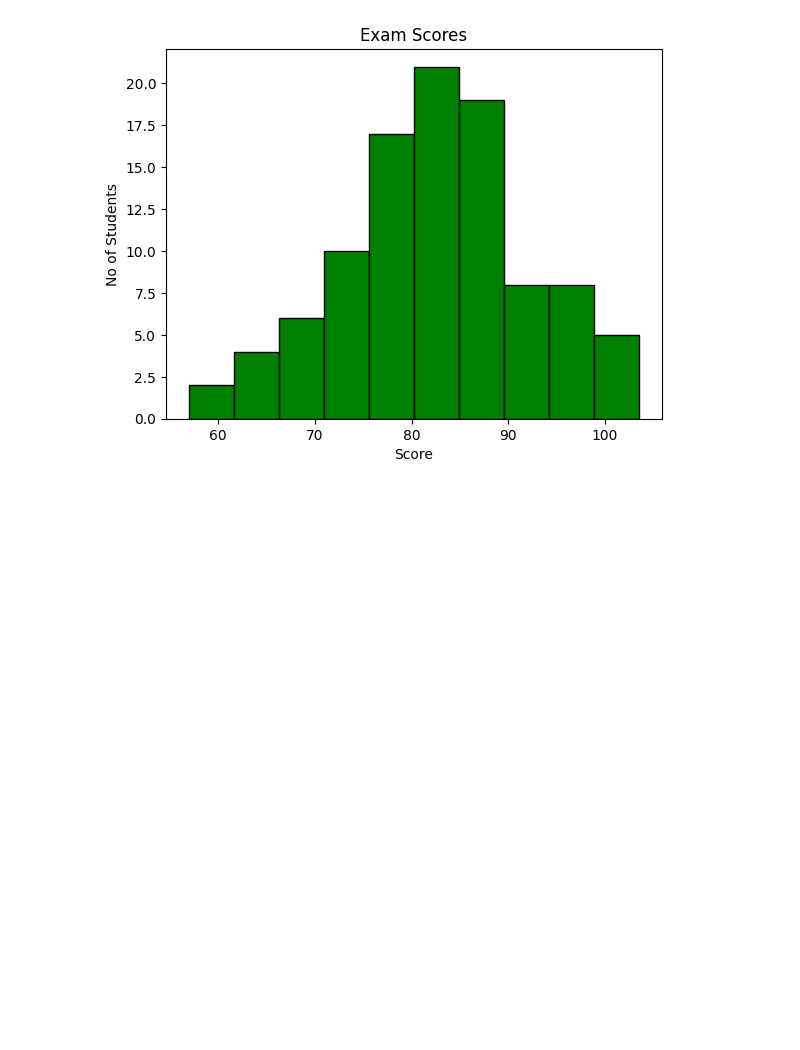
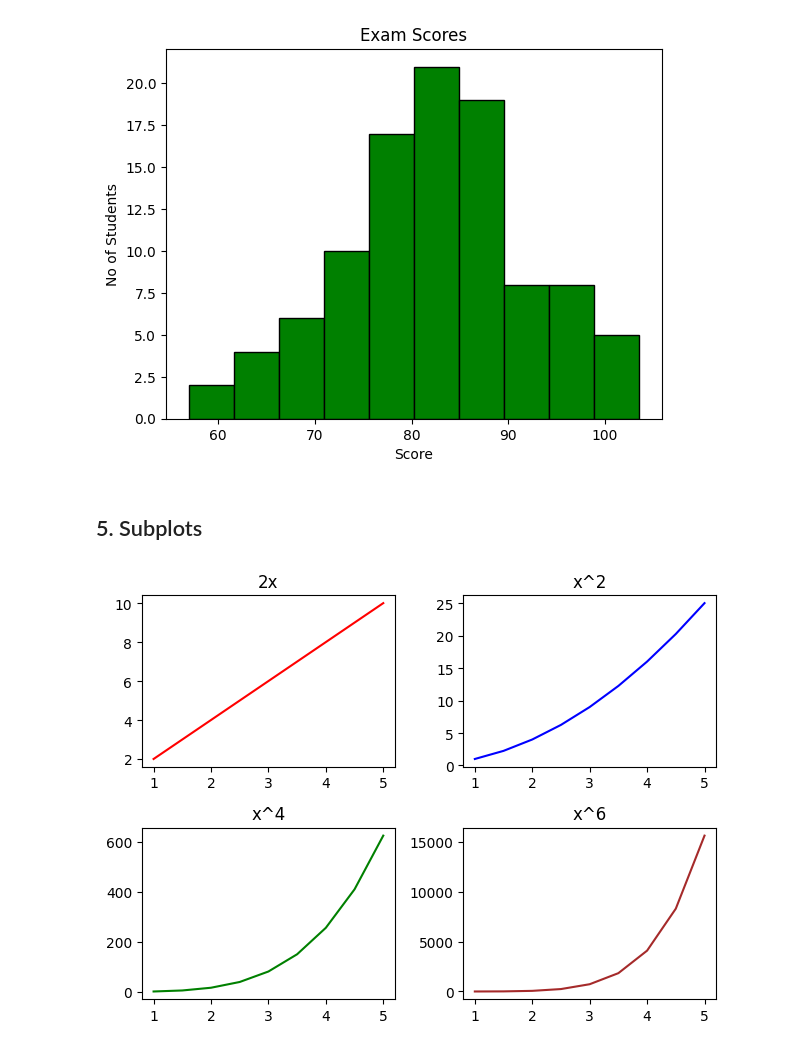
Before and after one commit to VRYeshwanth/AI-ML-Journey, a Jupyter notebook: Matplotlib Basics/basics.ipynb, the cells around one changed output. Drawn from its saved outputs; the diff is of its cells as text; code cells hidden in the pictures; blank space fills up the shorter version.

Commit message:
Subplots

```diff
--- a/Matplotlib Basics/basics.ipynb
+++ b/Matplotlib Basics/basics.ipynb
@@ -165,3 +165,33 @@ plt.ylabel("No of Students")
 plt.show()
 # %% [output]
 [figure]
+# %% [markdown]
+## 5. Subplots
+# %%
+# The subplots() function is used to create multiple plots in a single entity called the Frame
+
+# The subplot() function returns a tuple with two entities :-
+# 1) Figure object - It is the entire canvas
+# 2) A 2D matrix of axis objects - Contains all the axes where the plots will be plotted
+figure, axes = plt.subplots(2,2)
+
+x = np.array([1,1.5,2,2.5,3,3.5,4,4.5,5])
+
+axes[0,0].plot(x, x*2, color="red")
+axes[0,0].set_title("2x")
+
+axes[0,1].plot(x, x**2, color="blue")
+axes[0,1].set_title("x^2")
+
+axes[1,0].plot(x, x**4, color="green")
+axes[1,0].set_title("x^4")
+
+axes[1,1].plot(x, x**6, color="brown")
+axes[1,1].set_title("x^6")
+
+# Provides spacing between the plots
+plt.tight_layout()
+
+plt.show()
+# %% [output]
+[figure, added]
```
